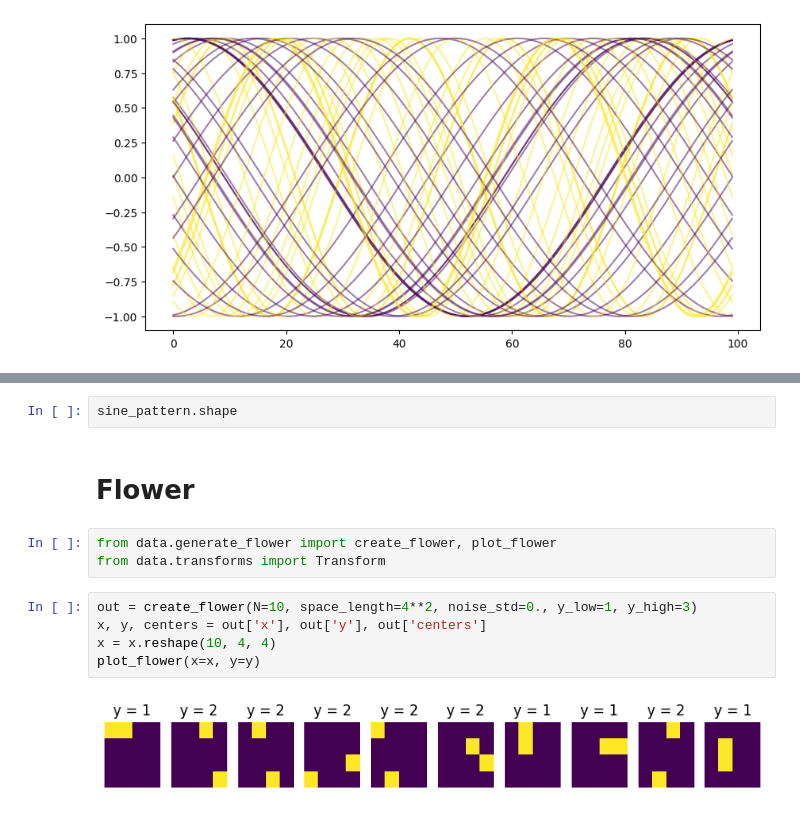
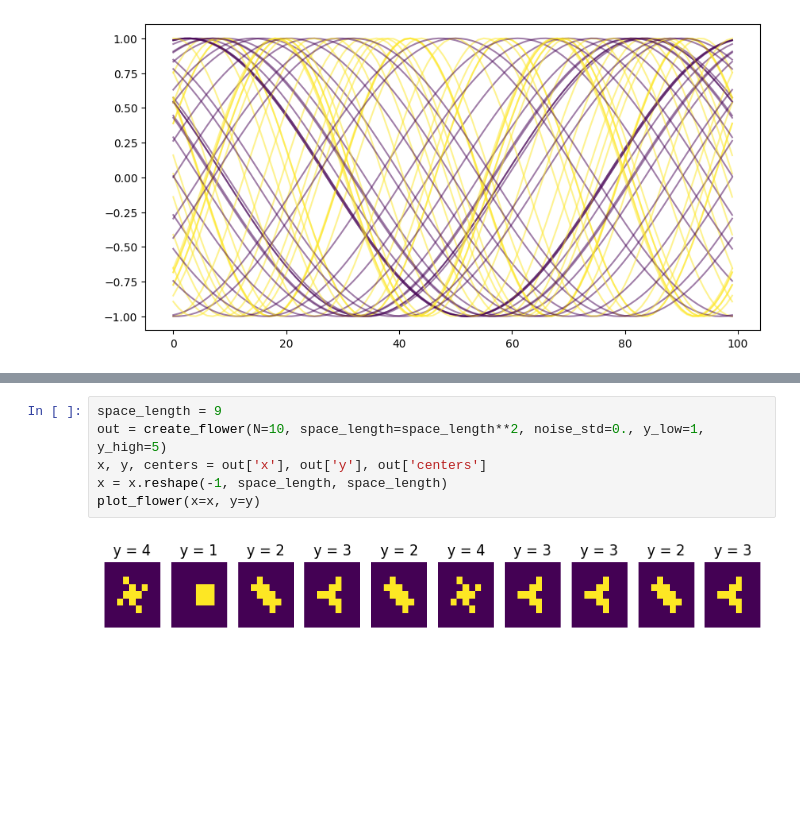
Before and after one commit to elidub/SymPDE, a Jupyter notebook: notebooks_symlie/data_generation.ipynb, the cells around one changed output, grey strips where cells are left out. Drawn from its saved outputs; the diff is of its cells as text; blank space fills up the shorter version.

Commit message:
working on sine2d

```diff
--- a/notebooks_symlie/data_generation.ipynb
+++ b/notebooks_symlie/data_generation.ipynb
@@ -430,14 +53,8 @@ plt.show()
-# %%
-sine_pattern.shape
-# %% [markdown]
-# Flower
-# %%
-from data.generate_flower import create_flower, plot_flower
-from data.transforms import Transform
 # %%
-out = create_flower(N=10, space_length=4**2, noise_std=0., y_low=1, y_high=3)
+space_length = 9
+out = create_flower(N=10, space_length=space_length**2, noise_std=0., y_low=1, y_high=5)
 x, y, centers = out['x'], out['y'], out['centers']
-x = x.reshape(10, 4, 4)
+x = x.reshape(-1, space_length, space_length)
 plot_flower(x=x, y=y)
 # %% [output]
-[figure, old version]
+[figure, new version]
```
Also changed, not shown: parts of 37 cells of this notebook, 16 other files.
